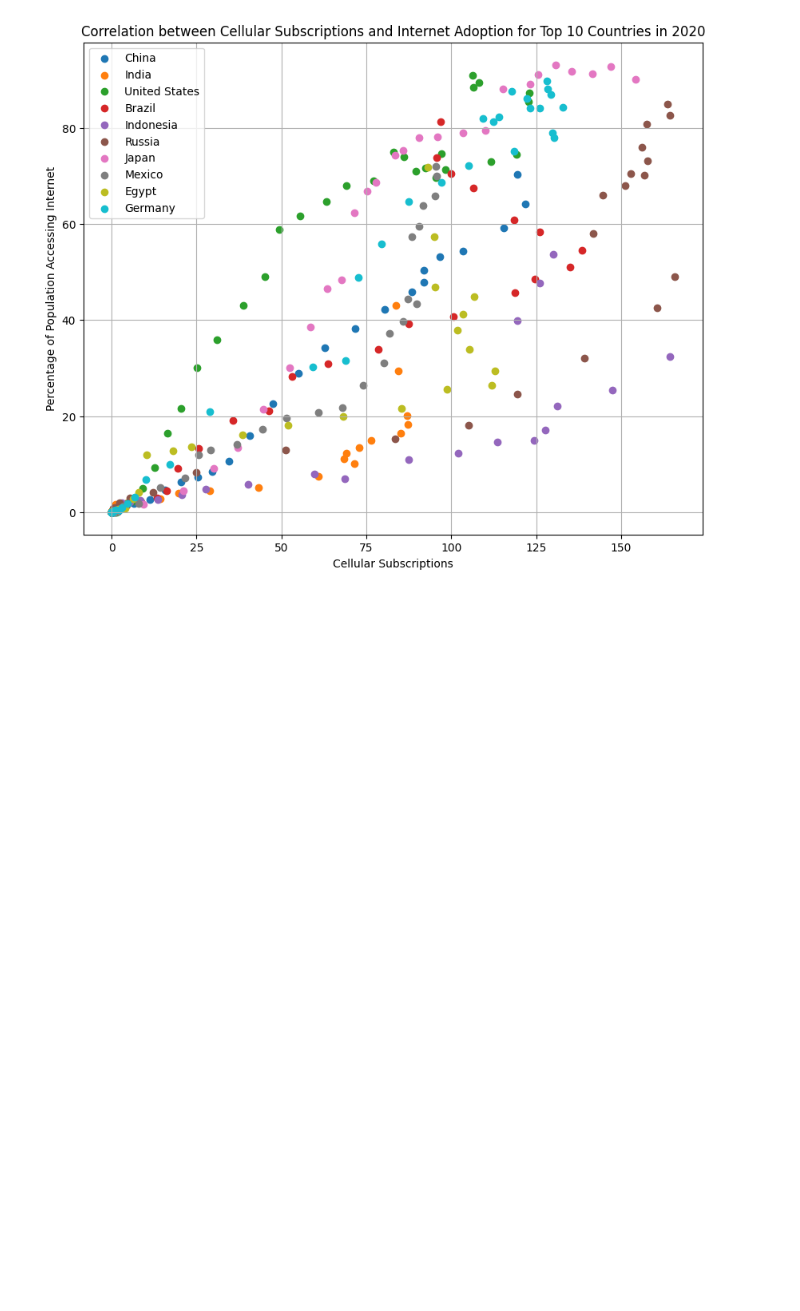
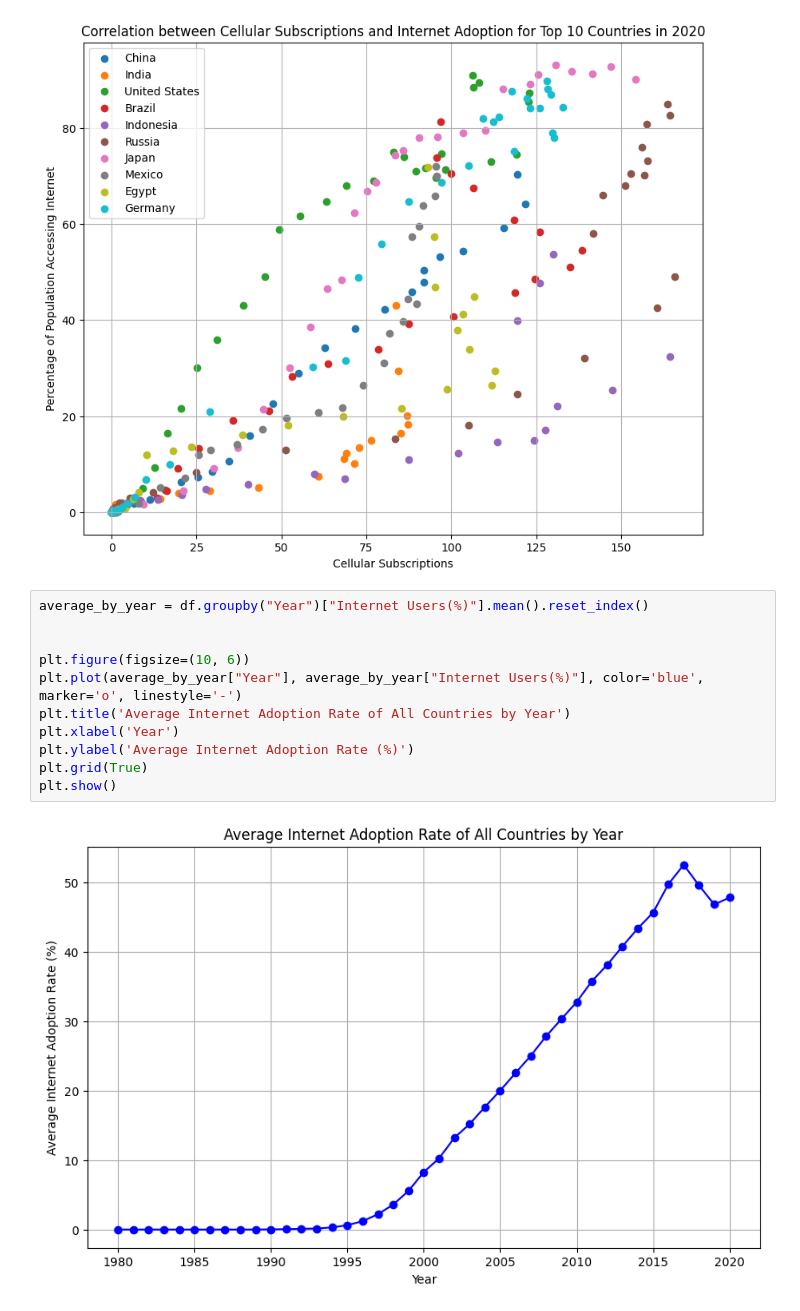
Before and after one commit to lawgATWIT/Data-Science-Fundamentals-Individual-Project, a Jupyter notebook: project.ipynb, the cells around one changed output. Saved outputs shown, nothing was run; the diff lists cells and outputs as text; blank space fills up the shorter version.

```diff
--- a/project.ipynb
+++ b/project.ipynb
@@ -88,3 +90,16 @@ plt.grid(True)
 plt.show()
 # %% [output]
 [figure]
+# %%
+average_by_year = df.groupby("Year")["Internet Users(%)"].mean().reset_index()
+
+
+plt.figure(figsize=(10, 6))
+plt.plot(average_by_year["Year"], average_by_year["Internet Users(%)"], color='blue', marker='o', linestyle='-')
+plt.title('Average Internet Adoption Rate of All Countries by Year')
+plt.xlabel('Year')
+plt.ylabel('Average Internet Adoption Rate (%)')
+plt.grid(True)
+plt.show()
+# %% [output]
+[figure, added]
```
Also changed, not shown: parts of 1 cell of this notebook, 1 other file.
